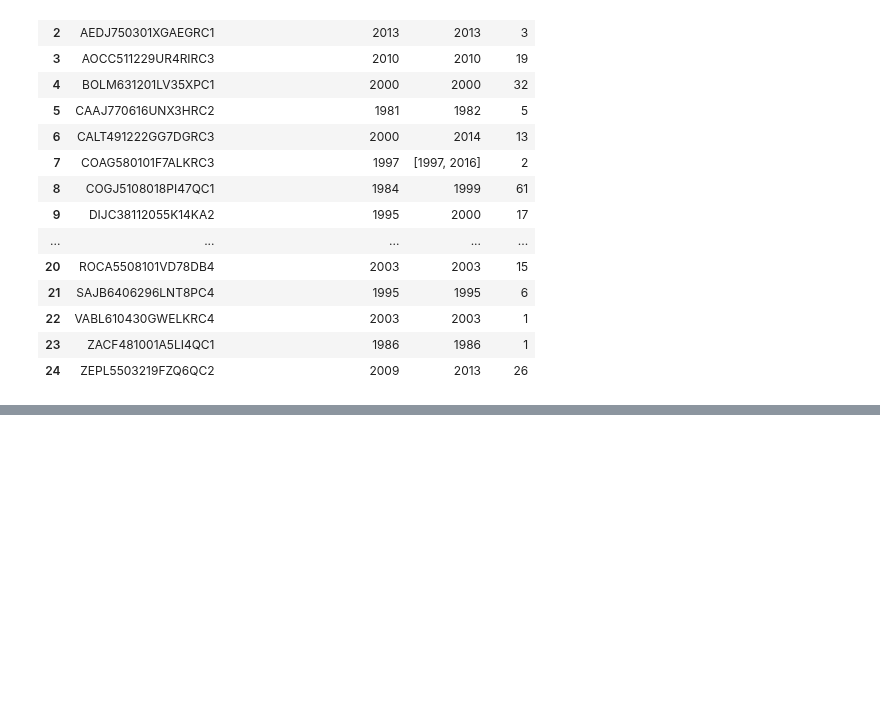
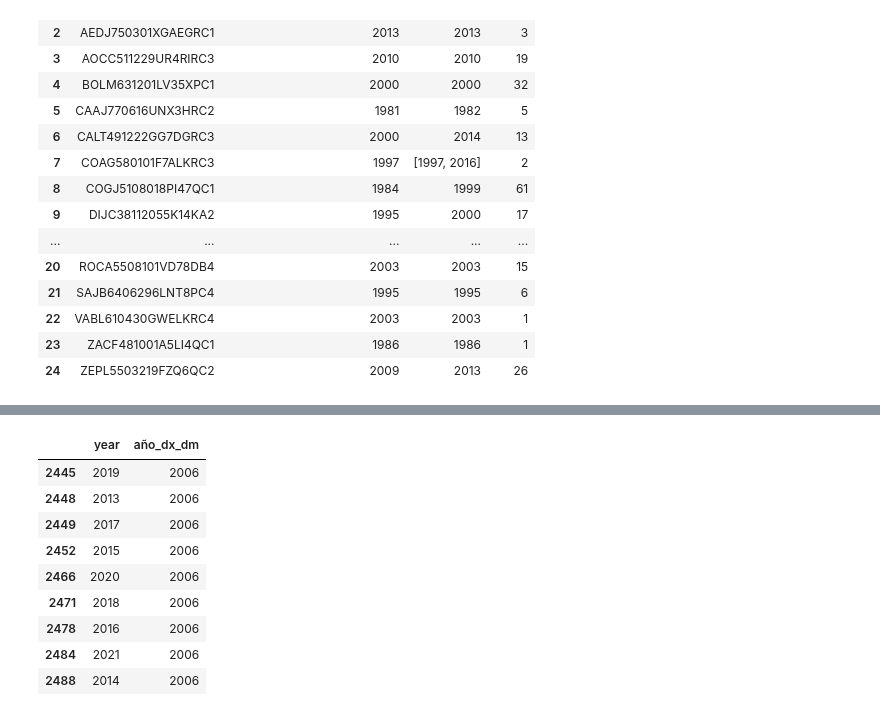
Before and after one commit to AideJGC/ProyectoDIABETIA_Estancia, a Jupyter notebook: notebooks/Pruebas.ipynb, the cells around one changed output, grey strips where cells are left out. Saved outputs shown, nothing was run; the diff lists cells and outputs as text; code cells hidden in the pictures; blank space fills up the shorter version.

```diff
--- a/notebooks/Pruebas.ipynb
+++ b/notebooks/Pruebas.ipynb
@@ -224,0 +269,14 @@ KeyError: "None of [Index(['(año_de_diagnostico_diabetes, min)'], dtype='object
+# %%
+xx = x[~pd.isna(x['año_dx_dm'])&~pd.isna(x['year'])][['year','año_dx_dm']]
+xx.drop_duplicates()
+# %% [output]
+|  | year | año_dx_dm |
+| 2445 | 2019 | 2006 |
+| 2448 | 2013 | 2006 |
+| 2449 | 2017 | 2006 |
+| 2452 | 2015 | 2006 |
+| 2466 | 2020 | 2006 |
+| 2471 | 2018 | 2006 |
+| 2478 | 2016 | 2006 |
+| 2484 | 2021 | 2006 |
+| 2488 | 2014 | 2006 |
```
Also changed, not shown: parts of 4 cells of this notebook.
